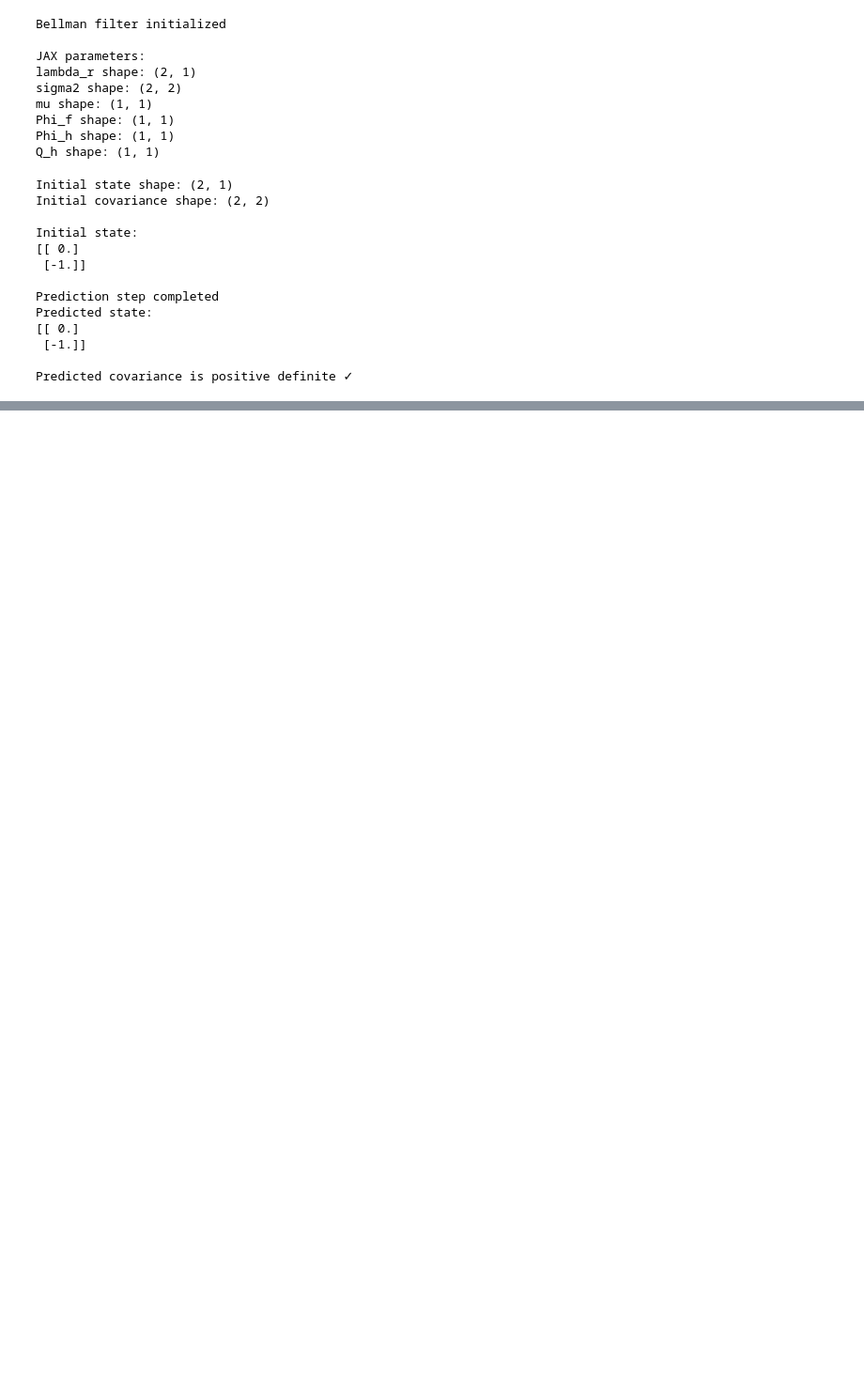
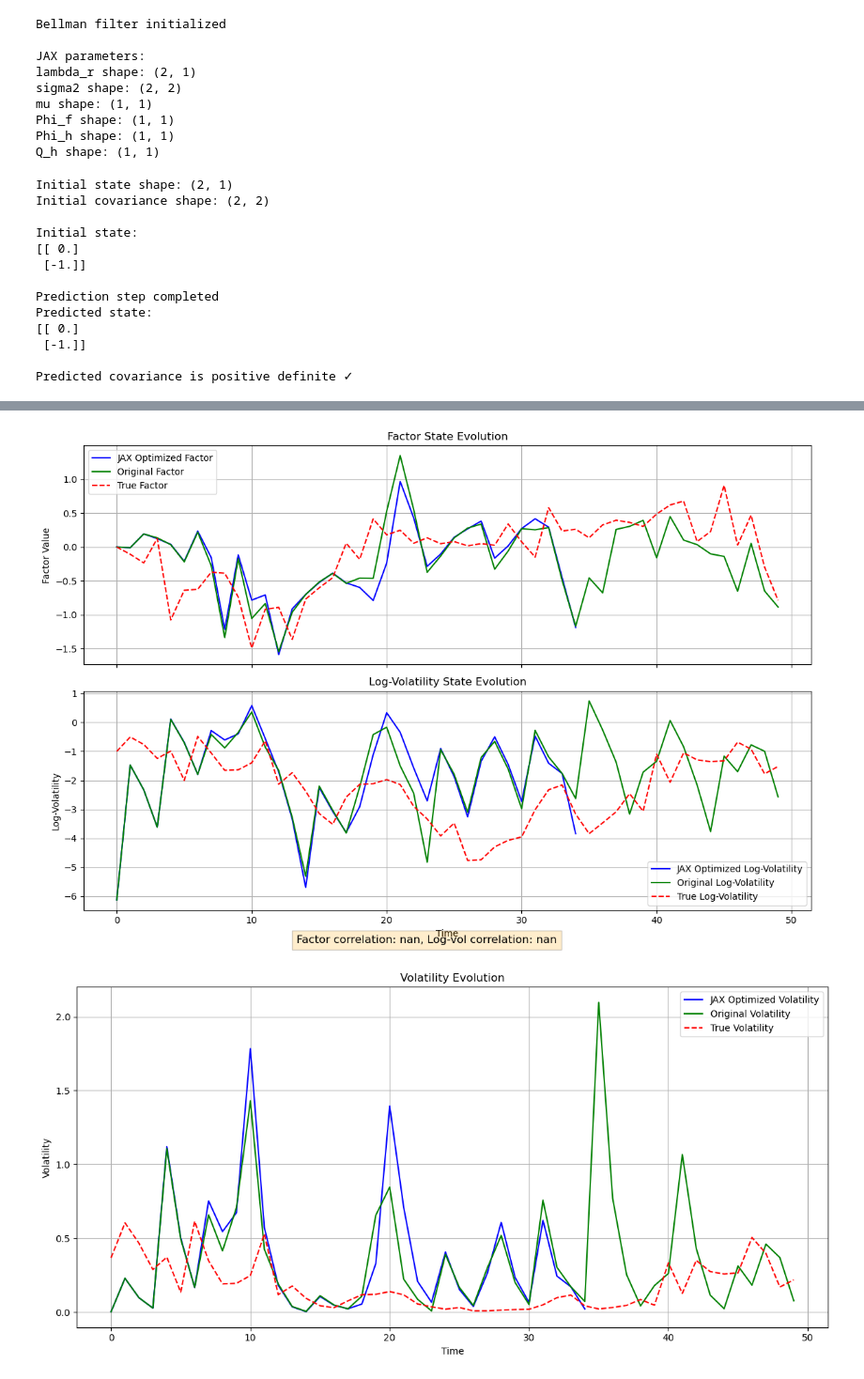
Before and after one commit to givani30/BellmanFilterDFSV, a Jupyter notebook: debug_bellman.ipynb, the cells around one changed output, grey strips where cells are left out. Shown: that part at 94% size. Saved outputs shown, nothing was run; the diff lists cells and outputs as text; code cells hidden in the pictures; blank space fills up the shorter version.

```diff
--- a/debug_bellman.ipynb
+++ b/debug_bellman.ipynb
@@ -9,6 +9,7 @@ import jax.numpy as jnp
 from functions.simulation import DFSV_params, simulate_DFSV
 from functions.filters import DFSVBellmanFilter
 from functions.filter_bellman import *
+from functions.filter_blockopt import *
 # Set random seed for reproducibility
 np.random.seed(42)
 
@@ -18,11 +19,11 @@ N = 2  # Number of observed series
 
 # Define model parameters
 lambda_r = np.array([[1.0], [0.5]])  # Simple factor loadings
-Phi_f = np.array([[0.9]])            # Factor persistence
+Phi_f = np.array([[0.7]])            # Factor persistence
 Phi_h = np.array([[0.95]])           # Volatility persistence
 mu = np.array([-1.0])                # Log-volatility mean
 sigma2 = np.ones(N) * 0.1            # Measurement noise
-Q_h = np.array([[0.2]])              # Volatility of log-volatility
+Q_h = np.array([[1]])              # Volatility of log-volatility
 
 # Create parameter object
 params = DFSV_params(
@@ -41,7 +42,7 @@ print("Model parameters created successfully")
 Model parameters created successfully
 # %%
 # Generate synthetic data
-T = 20  # Just a few time points for testing
+T = 50  # Just a few time points for testing
 y, factors, log_vols = simulate_DFSV(params, T=T, seed=42)
 
 print("Data generated:")
@@ -56,7 +57,7 @@ log_vols shape: (20, 1)
 # %%
 # Initialize the filter
 try:
-    bf = DFSVBellmanFilter_JAXOPT3(params)
+    bf = DFSVBellmanFilter_BlockDiag(params)
     bf2 = DFSVBellmanFilter(params)
     print("\nBellman filter initialized")
     print("\nJAX parameters:")
@@ -265,3 +277,50 @@ Array([[[ 8.42994299e+00,  0.00000000e+00],
+# %%
+import matplotlib.pyplot as plt
+
+# Create a figure with two subplots
+fig, axes = plt.subplots(2, 1, figsize=(12, 8), sharex=True)
+
+# Plot factor states
+axes[0].plot(filtered_states_jaxopt[:, 0], 'b-', label='JAX Optimized Factor')
+axes[0].plot(filtered_states_orig[:, 0], 'g-', label='Original Factor')
+axes[0].plot(factors[:, 0], 'r--', label='True Factor')
+axes[0].set_title('Factor State Evolution')
+axes[0].set_ylabel('Factor Value')
+axes[0].grid(True)
+axes[0].legend()
+
+# Plot log-volatility states
+axes[1].plot(filtered_states_jaxopt[:, 1], 'b-', label='JAX Optimized Log-Volatility')
+axes[1].plot(filtered_states_orig[:, 1], 'g-', label='Original Log-Volatility')
+axes[1].plot(log_vols[:, 0], 'r--', label='True Log-Volatility')
+axes[1].set_title('Log-Volatility State Evolution')
+axes[1].set_xlabel('Time')
+axes[1].set_ylabel('Log-Volatility')
+axes[1].grid(True)
+axes[1].legend()
+
+# Also print the correlation values for reference
+plt.figtext(0.5, 0.01, f"Factor correlation: {factor_corr:.4f}, Log-vol correlation: {vol_corr:.4f}",
+            ha="center", fontsize=12, bbox={"facecolor":"orange", "alpha":0.2, "pad":5})
+
+plt.tight_layout()
+plt.show()
+
+# Create a new figure for volatility (exp of log-volatility)
+plt.figure(figsize=(12, 6))
+plt.plot(np.exp(filtered_states_jaxopt[:, 1]), 'b-', label='JAX Optimized Volatility')
+plt.plot(np.exp(filtered_states_orig[:, 1]), 'g-', label='Original Volatility')
+plt.plot(np.exp(log_vols[:, 0]), 'r--', label='True Volatility')
+plt.title('Volatility Evolution')
+plt.xlabel('Time')
+plt.ylabel('Volatility')
+plt.grid(True)
+plt.legend()
+plt.tight_layout()
+plt.show()
+# %% [output]
+[figure, added]
+[figure, added]
 # %%
 print(ll_orig)
 # %% [output]
```
Also changed, not shown: parts of 8 cells of this notebook, 3 other files.
